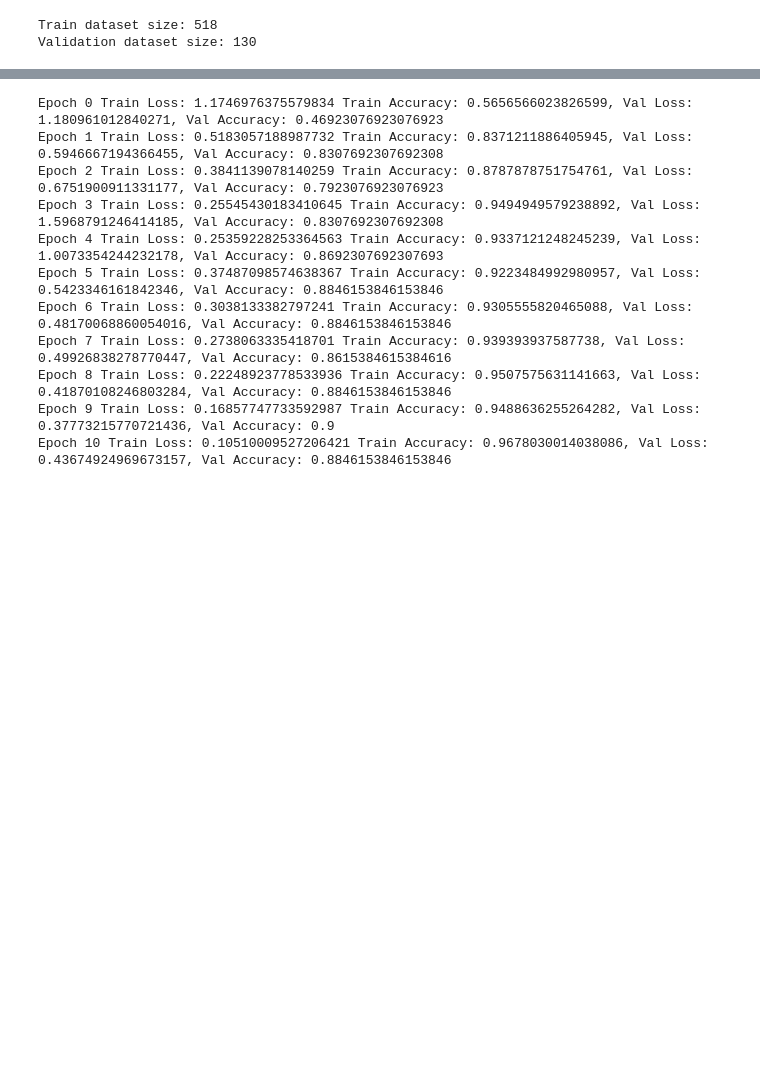
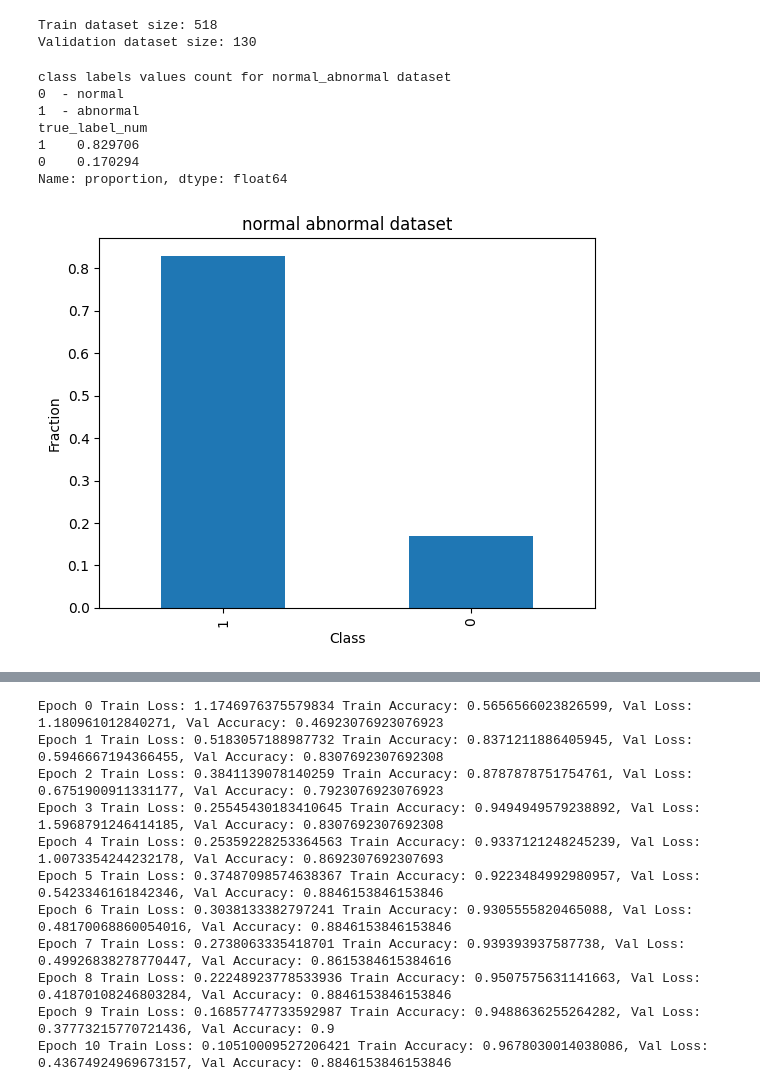
Before and after one commit to rushikeshpawar22581/DLCV-Project2024-Automated_prompt_extraction_for_SAM, a Jupyter notebook: ResNet34/ResNet34_model_train.ipynb, the cells around one changed output, grey strips where cells are left out. Drawn from its saved outputs; the diff is of its cells as text; code cells hidden in the pictures; blank space fills up the shorter version.

```diff
--- a/ResNet34/ResNet34_model_train.ipynb
+++ b/ResNet34/ResNet34_model_train.ipynb
@@ -302,22 +302,50 @@ df = pd.read_csv(df_path)
 df_abnormal = df[df['true_label_num'].isin([1,2])].copy()
 df_abnormal['true_label_num']-=1
 
+df_normal_abnormal = df.copy()
+df_normal_abnormal['true_label_num'] = df_normal_abnormal['true_label_num'].apply(lambda x: 0 if x == 0 else 1)
+
 # Split the dataset into training and validation sets
 train_df_abnormal, val_df_abnormal = train_test_split(df_abnormal, test_size=0.2, random_state=42)
+train_df_normal_abnormal, val_df_normal_abnormal = train_test_split(df_normal_abnormal, test_size=0.2, random_state=42)
 
 # Create the training and validation datasets
 train_dataset_abnormal = UltrasoundDataset(train_df_abnormal, transform=transforms)
 val_dataset_abnormal = UltrasoundDataset(val_df_abnormal, transform=transforms)
+
+train_dataset_normal_abnormal = UltrasoundDataset(train_df_normal_abnormal, transform=transforms)
+val_dataset_normal_abnormal = UltrasoundDataset(val_df_normal_abnormal, transform=transforms)
 
 # Create the training and validation
 # dataloaders
 train_dataloader_abnormal = DataLoader(train_dataset_abnormal, batch_size=16, shuffle=True)
 val_dataloader_abnormal = DataLoader(val_dataset_abnormal, batch_size=16, shuffle=True)
 
+train_dataloader_normal_abnormal = DataLoader(train_dataset_normal_abnormal, batch_size=16, shuffle=True)
+val_dataloader_normal_abnormal = DataLoader(val_dataset_normal_abnormal, batch_size=16, shuffle=True)
+
 #print train and validation dataset sizes
 print(f"Train dataset size: {len(train_dataset_abnormal)}")
 print(f"Validation dataset size: {len(val_dataset_abnormal)}")
 # %% [output]
 Train dataset size: 518
 Validation dataset size: 130
+# %%
+print("class labels values count for normal_abnormal dataset")
+print(0, ' - normal')
+print(1, ' - abnormal')
+print(df_normal_abnormal['true_label_num'].value_counts(normalize=True))
+
+df_normal_abnormal['true_label_num'].value_counts(normalize=True).plot(kind='bar', title='normal abnormal dataset',xlabel='Class', ylabel='Fraction')
+
+plt.show()
+# %% [output]
+class labels values count for normal_abnormal dataset
+0  - normal
+1  - abnormal
+true_label_num
+1    0.829706
+0    0.170294
+Name: proportion, dtype: float64
+[figure, added]
 # %%
```
Also changed, not shown: parts of 18 cells of this notebook, 13 other files.
